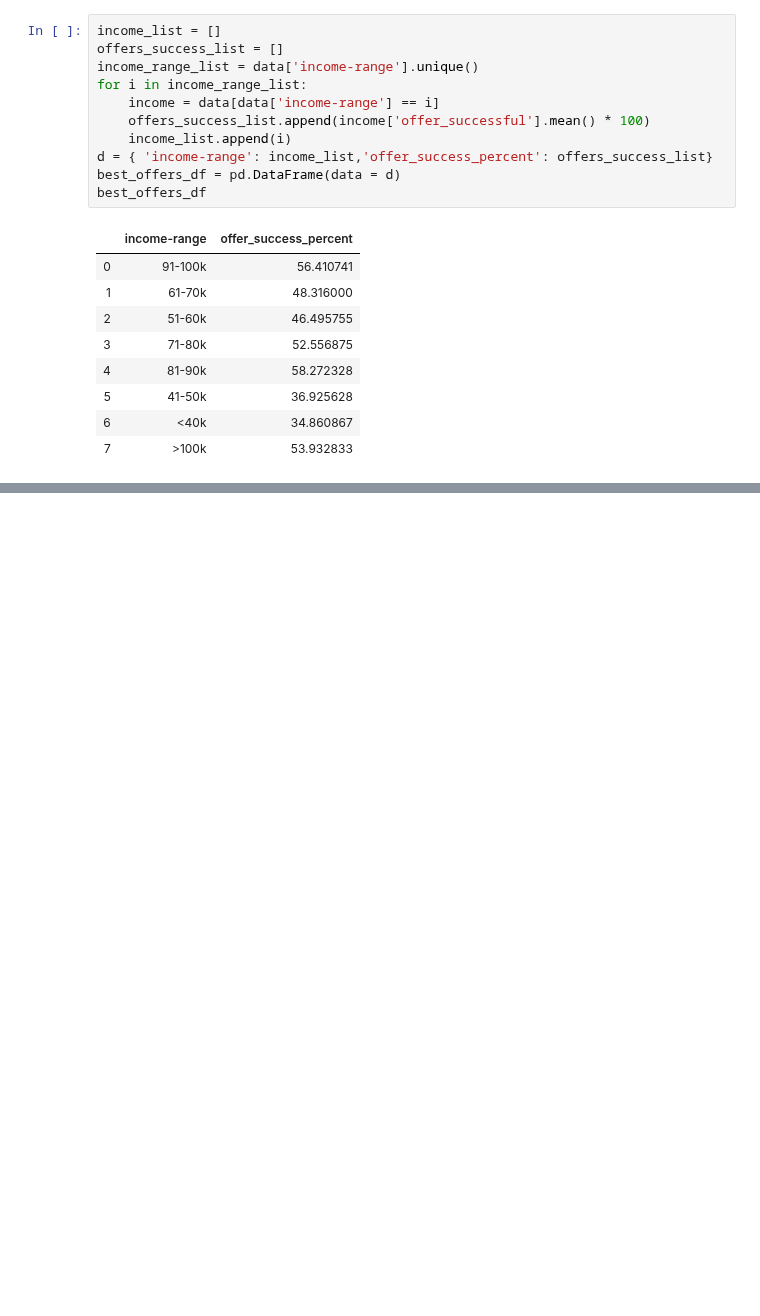
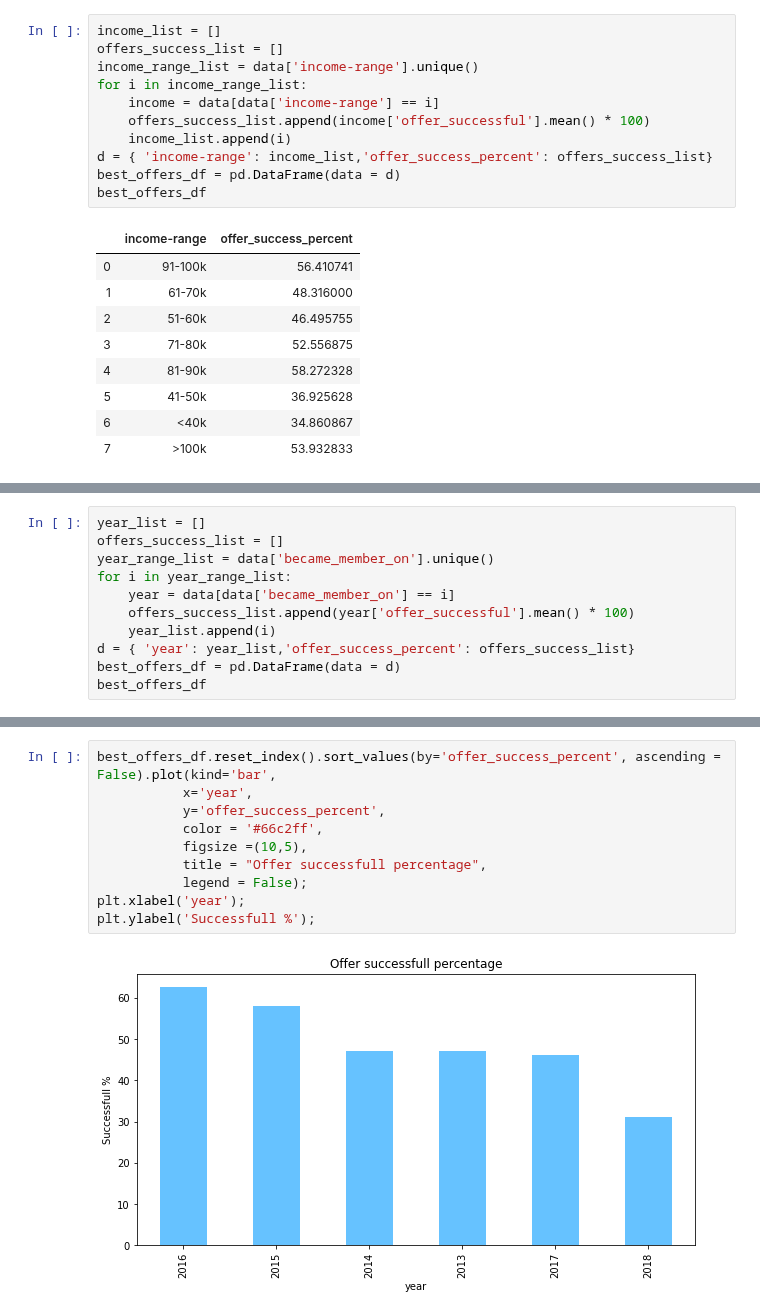
Before and after one commit to amitborkar98/Starbucks-capstone, a Jupyter notebook: Starbucks_Capstone_notebook.ipynb, the cells around one changed output, grey strips where cells are left out. Cells and saved outputs as stored; diff of their text form; blank space fills up the shorter version.

Commit message:
Analysed offers completion percentage according to the membership start year

```diff
--- a/Starbucks_Capstone_notebook.ipynb
+++ b/Starbucks_Capstone_notebook.ipynb
@@ -1286,0 +1289,11 @@ plt.ylabel('Successfull %');
+# %%
+year_list = []
+offers_success_list = []
+year_range_list = data['became_member_on'].unique()
+for i in year_range_list:
+    year = data[data['became_member_on'] == i]
+    offers_success_list.append(year['offer_successful'].mean() * 100)
+    year_list.append(i)
+d = { 'year': year_list,'offer_success_percent': offers_success_list}
+best_offers_df = pd.DataFrame(data = d)
+best_offers_df
@@ -1286,0 +1308,12 @@ plt.ylabel('Successfull %');
+# %%
+best_offers_df.reset_index().sort_values(by='offer_success_percent', ascending = False).plot(kind='bar',
+           x='year',
+           y='offer_success_percent',
+           color = '#66c2ff',
+           figsize =(10,5),
+           title = "Offer successfull percentage",
+           legend = False);
+plt.xlabel('year');
+plt.ylabel('Successfull %');
+# %% [output]
+[figure, added]
```
Also changed, not shown: parts of 3 cells of this notebook.
